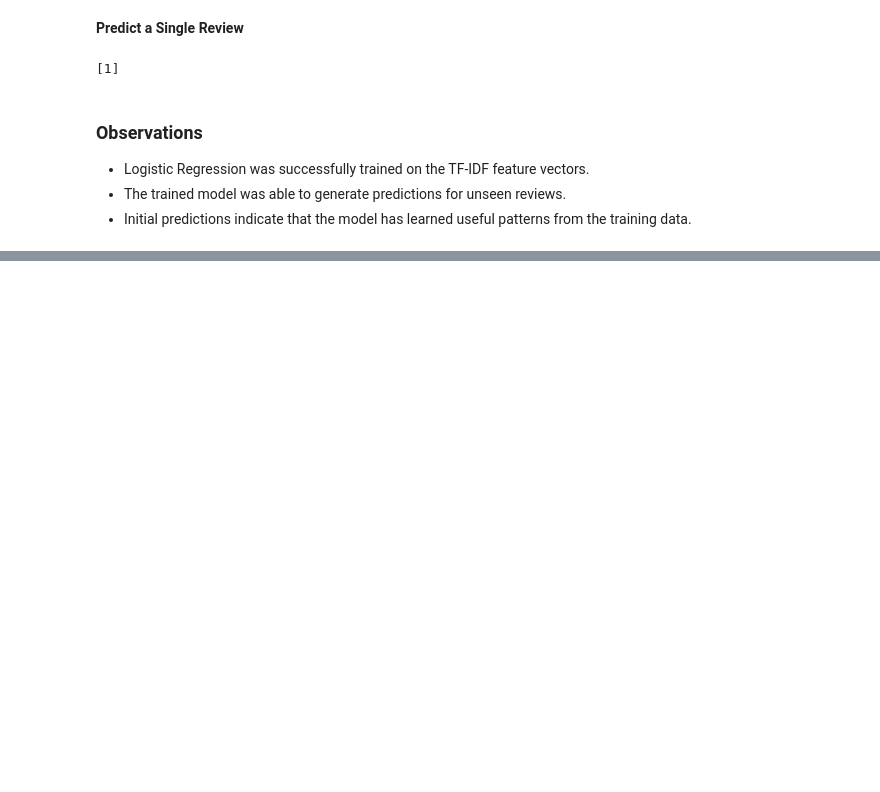
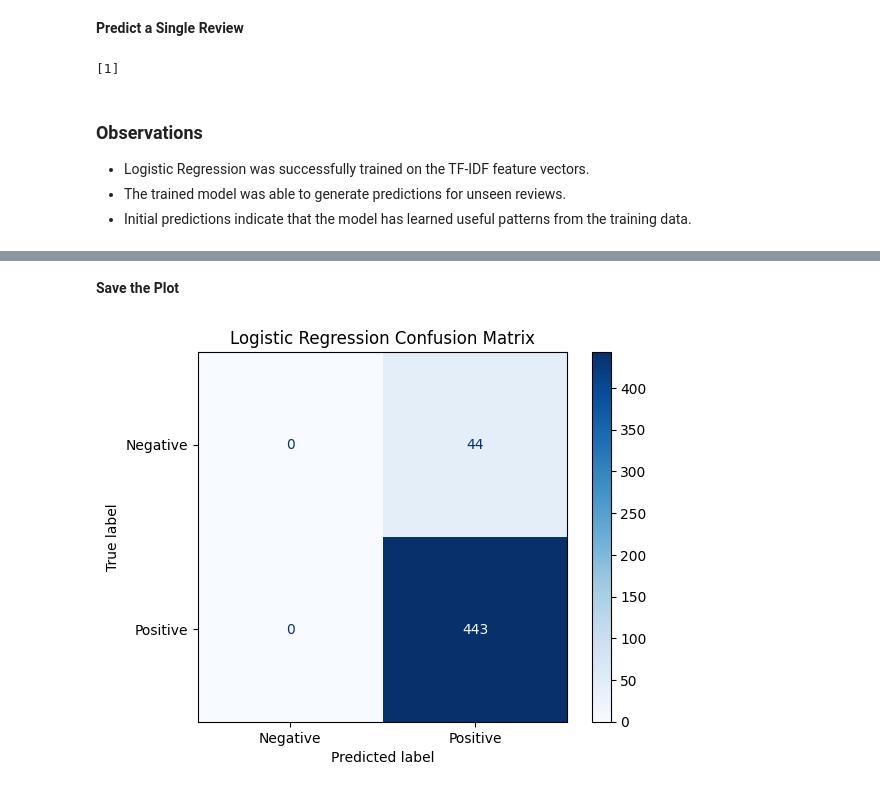
Before and after one commit to TahaBhatti786/Sentiment-Analysis-of-Product-Reviews, a Jupyter notebook: notebooks/sentiment_analysis.ipynb, the cells around one changed output, grey strips where cells are left out. Drawn from its saved outputs; the diff is of its cells as text; code cells hidden in the pictures; blank space fills up the shorter version.

```diff
--- a/notebooks/sentiment_analysis.ipynb
+++ b/notebooks/sentiment_analysis.ipynb
@@ -978,0 +1046,17 @@ print(prediction)
+# %% [markdown]
+**Save the Plot**
+# %%
+disp = ConfusionMatrixDisplay(
+    confusion_matrix=cm,
+    display_labels=["Negative", "Positive"]
+)
+
+disp.plot(cmap="Blues")
+
+plt.title("Logistic Regression Confusion Matrix")
+
+plt.savefig("../outputs/logistic_confusion_matrix.png")
+
+plt.show()
+# %% [output]
+[figure, added]
```
Also changed, not shown: parts of 12 cells of this notebook, 1 other file.
